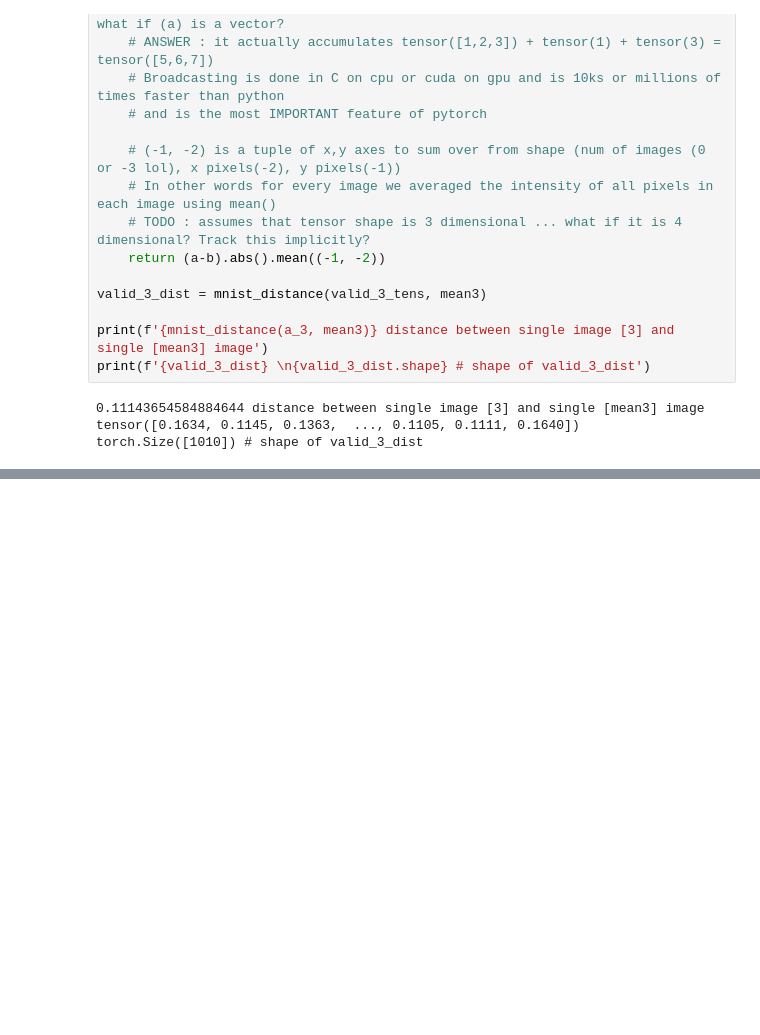
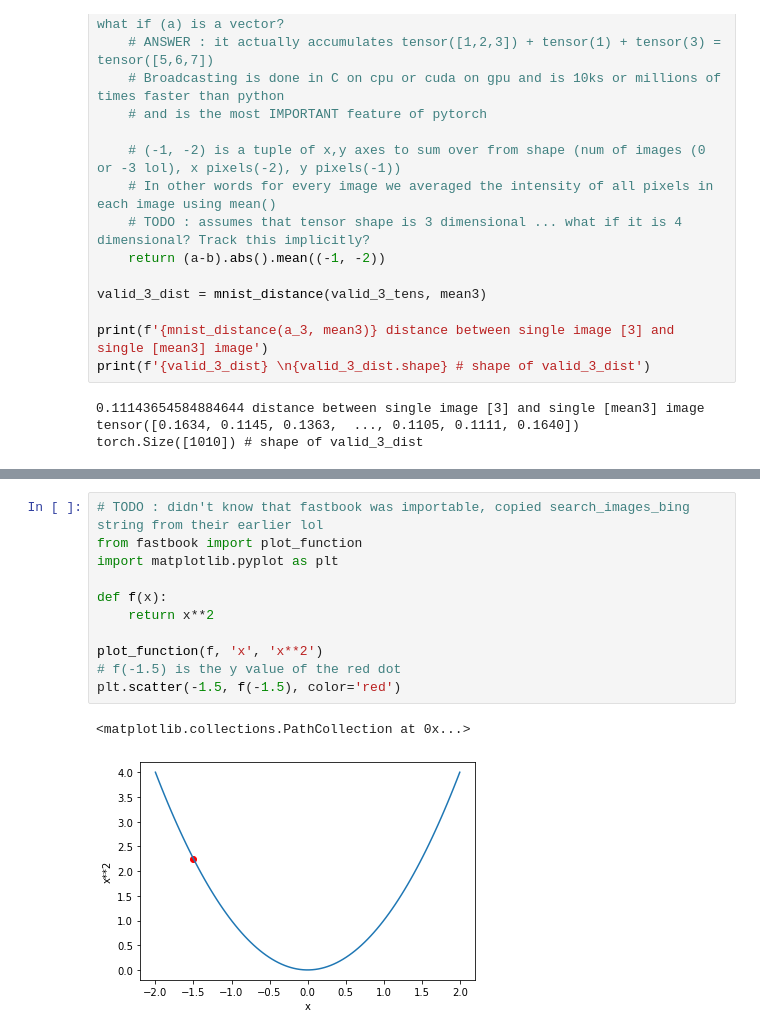
Before and after one commit to miketon/JupyterJeep, a Jupyter notebook: fastai_exercises/fast-ai-chapter04-under-the-hood.ipynb, the cells around one changed output, grey strips where cells are left out. Drawn from its saved outputs; the diff is of its cells as text; blank space fills up the shorter version.

```diff
--- a/fastai_exercises/fast-ai-chapter04-under-the-hood.ipynb
+++ b/fastai_exercises/fast-ai-chapter04-under-the-hood.ipynb
@@ -221,0 +233,14 @@ torch.Size([1010]) # shape of valid_3_dist
+# %%
+# TODO : didn't know that fastbook was importable, copied search_images_bing string from their earlier lol
+from fastbook import plot_function
+import matplotlib.pyplot as plt
+
+def f(x):
+    return x**2
+
+plot_function(f, 'x', 'x**2')
+# f(-1.5) is the y value of the red dot
+plt.scatter(-1.5, f(-1.5), color='red')
+# %% [output]
+<matplotlib.collections.PathCollection at 0x...>
+[figure, added]
```
Also changed, not shown: parts of 10 cells of this notebook.
